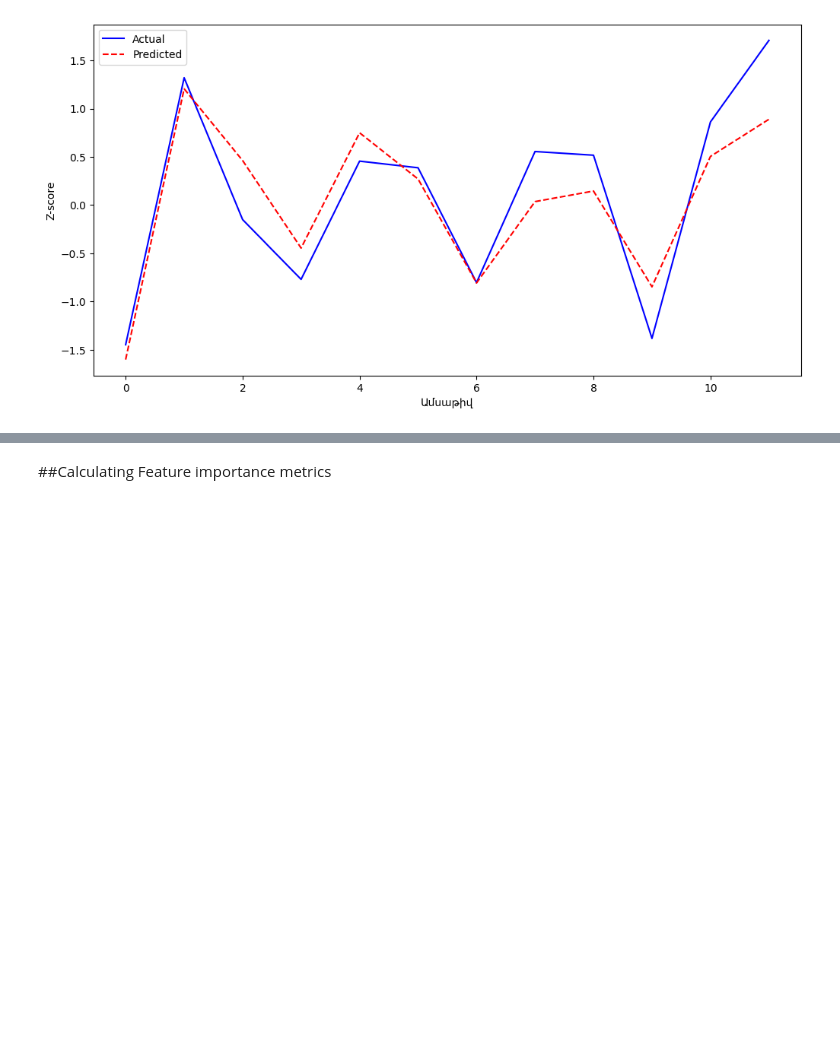
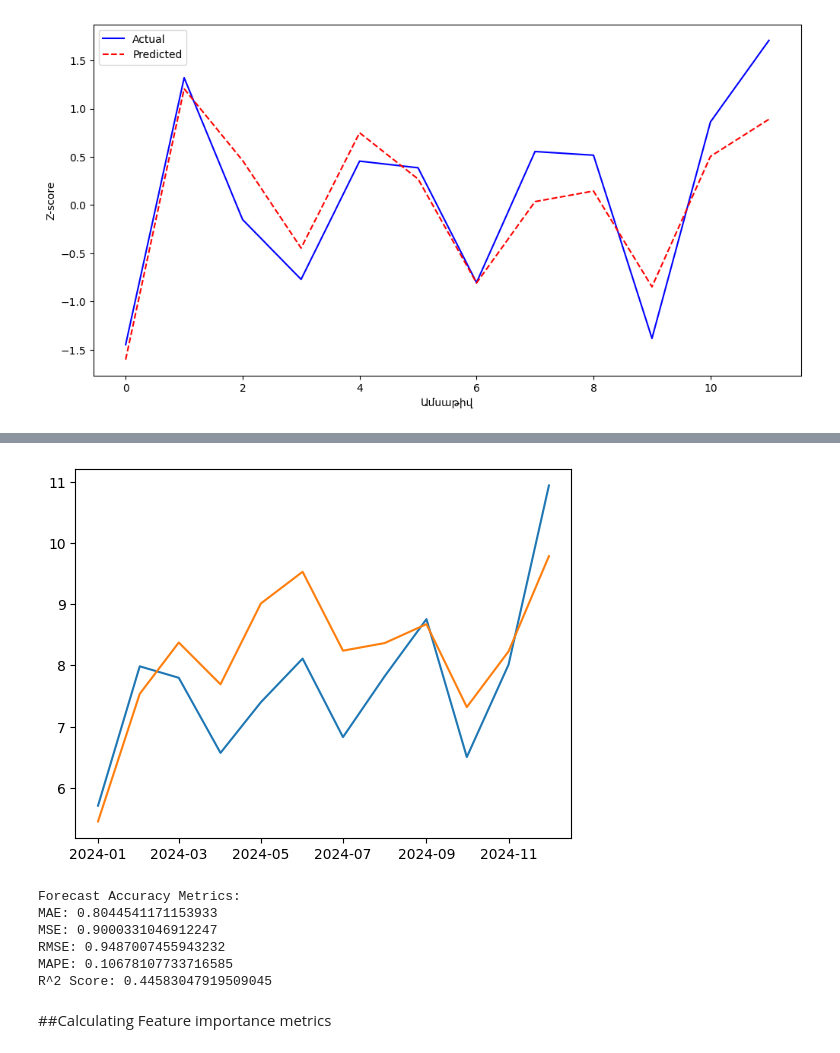
Before and after one commit to DavMLPath/PhD-Theses, a Jupyter notebook: Banking_Stability_Modeling_1D_CNN.ipynb, the cells around one changed output, grey strips where cells are left out. Cells and saved outputs as stored; diff of their text form; code cells hidden in the pictures; blank space fills up the shorter version.

```diff
--- a/Banking_Stability_Modeling_1D_CNN.ipynb
+++ b/Banking_Stability_Modeling_1D_CNN.ipynb
@@ -894,0 +897,6 @@ plt.show()
+# %%
+y_pred_stationary = y_pred_flat
+y_pred_stationary = [i*Y_train_std+Y_train_mean for i in y_pred_stationary]
+# %%
+Y_train_original=y_back['Z-score'][:-12]
+Y_train_original
@@ -895,3 +919,44 @@ plt.show()
+# %%
+first_elem=Y_train_original.iloc[-1]+y_pred_stationary[0]
+new=[]
+new.append(first_elem)
+for i in range(1,len(y_pred_stationary)):
+  new.append(y_pred_stationary[i]+new[i-1])
+
+
+# elems=[train_pred.iloc[i]+train_pred.iloc[i-1] for i in range(1,len(train_pred))]
+# elems.insert(0,first_elem)
+# len(elems)
+# rec=pd.DataFrame(elems, index=y_back.index[-14:], columns=['Z-score'])
+# %%
+new=pd.Series(new,index=y_back.index[-12:])
+plt.plot(y_back[-12:])
+plt.plot(new)
+plt.show()
+# %% [output]
+[figure, added]
+# %%
+from sklearn.metrics import mean_absolute_error, mean_squared_error, mean_absolute_percentage_error
+mae = mean_absolute_error(y_back[-12:], new)
+mse = mean_squared_error(y_back[-12:], new)
+rmse = np.sqrt(mse)
+mape = mean_absolute_percentage_error(y_back[-12:], new)
+r2 = r2_score(y_back[-12:], new)
+
+print('Forecast Accuracy Metrics:')
+print(f'MAE: {mae}')
+print(f'MSE: {mse}')
+print(f'RMSE: {rmse}')
+print(f'MAPE: {mape}')
+print(f"R^2 Score: {r2}")
+# Interpretation:
+# %% [output]
+Forecast Accuracy Metrics:
+MAE: 0.8044541171153933
+MSE: 0.9000331046912247
+RMSE: 0.9487007455943232
+MAPE: 0.10678107733716585
+R^2 Score: 0.44583047919509045
 # %% [markdown]
 ##Calculating Feature importance metrics
 # %%
```
Also changed, not shown: parts of 4 cells of this notebook.
